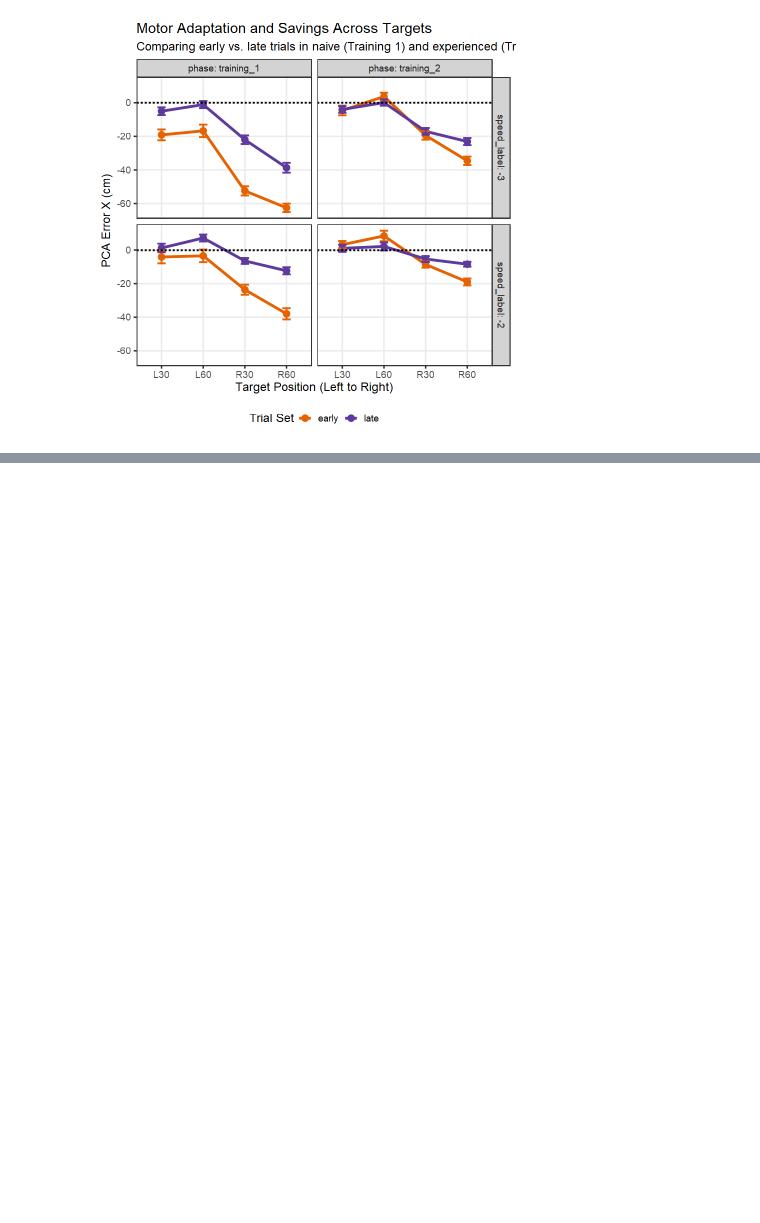
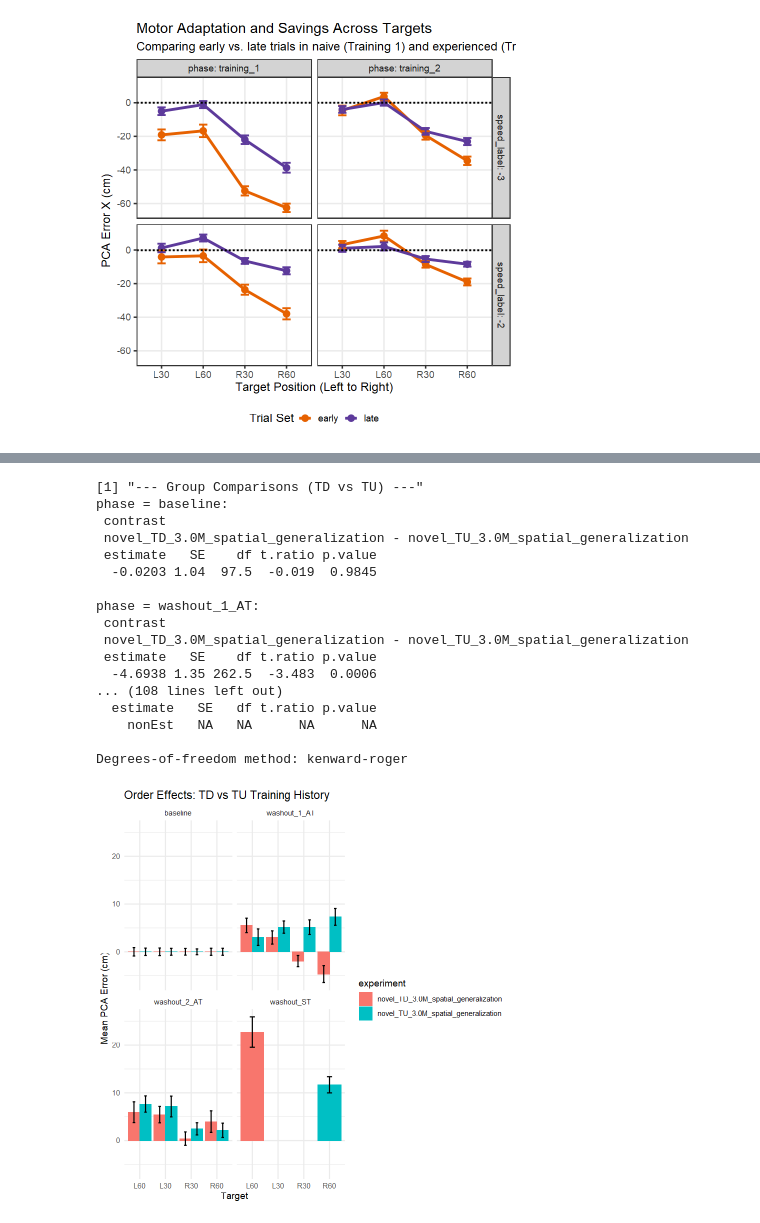
Before and after one commit to jacobjb02/vr-motor-adaptation-notebooks, a Jupyter notebook: Notebook/Spatial_generalization_R.ipynb, the cells around one changed output, grey strips where cells are left out. Saved outputs shown, nothing was run; the diff lists cells and outputs as text; code cells hidden in the pictures; blank space fills up the shorter version.

```diff
--- a/Notebook/Spatial_generalization_R.ipynb
+++ b/Notebook/Spatial_generalization_R.ipynb
@@ -295,0 +413,62 @@ Confidence level used: 0.95
+# %%
+
+setwd("C:/Users/jacob/water_current_MA/data/spatial_generalization")
+
+df_washout_3 <- read.csv("baseline_washout_novel_TU_3.0M_spatial_generalization_novel_TD_3.0M_spatial_generalization_speed_0.csv")
+
+target_order <- c("L60", "L30", "R30", "R60")
+df_washout_3$target_x_label <- factor(df_washout_3$target_x_label, levels = target_order)
+
+# Ensure factors
+df_washout_3$ppid_full <- factor(df_washout_3$ppid_full)
+df_washout_3$speed_label <- factor(df_washout_3$speed_label)
+df_washout_3$experiment <- factor(df_washout_3$experiment) # Order group (TD vs TU)
+
+target_order <- c("L60", "L30", "R30", "R60")
+df_washout_3$target_x_label <- factor(df_washout_3$target_x_label, levels = target_order)
+
+# Define the missing list
+speeds_list <- unique(df_washout_3$speed_label)
+
+for (s in speeds_list) {
+
+  df_subset <- df_washout_3[df_washout_3$speed_label == s,]
+  df_subset <- droplevels(df_subset)
+
+  # REVISED MODEL: Standard Mixed ANOVA structure
+  # experiment is Between, target/phase are Within
+  mm_order <- afex::mixed(PCA_extent_error_cm_mean_bc ~ target_x_label * phase * experiment + (1|ppid_full),
+                        data = df_subset, method = "S")
+
+  print(paste("--- ANOVA Results for Speed:", s, "---"))
+  print(afex::nice(mm_order))
+
+  # Group Comparisons
+  emm_experiment <- emmeans(mm_order, ~ experiment | phase)
+  print(paste("--- Group Comparisons (TD vs TU) ---"))
+  print(pairs(emm_experiment, adjust = "holm"))
+
+  # Target-Specific Comparisons
+  emm_target_order <- emmeans(mm_order, ~ experiment | target_x_label * phase)
+  print(pairs(emm_target_order, adj = "holm"))
+}
+
+# --- CORRECTED PLOTTING ---
+# 1. Summarize first to get means and SE for the bars
+plot_summary <- df_washout_3 %>%
+  group_by(phase, target_x_label, experiment) %>%
+  summarise(
+    mean_err = mean(PCA_extent_error_cm_mean_bc, na.rm = TRUE),
+    se_err = sd(PCA_extent_error_cm_mean_bc, na.rm = TRUE) / sqrt(n()),
+    .groups = "drop"
+  )
+
+ggplot(plot_summary, aes(x = target_x_label, y = mean_err, fill = experiment)) +
+  geom_bar(stat = "identity", position = position_dodge(width = 0.9)) +
+  geom_errorbar(aes(ymin = mean_err - se_err, ymax = mean_err + se_err),
+                position = position_dodge(width = 0.9), width = 0.2) +
+  facet_wrap(~phase) +
+  theme_minimal() +
+  labs(title = "Order Effects: TD vs TU Training History",
+       y = "Mean PCA Error (cm)", x = "Target")
+# %% [output]
@@ -295,0 +498,18 @@ Confidence level used: 0.95
+[1] "--- Group Comparisons (TD vs TU) ---"
+phase = baseline:
+ contrast
+ novel_TD_3.0M_spatial_generalization - novel_TU_3.0M_spatial_generalization
+ estimate   SE    df t.ratio p.value
+  -0.0203 1.04  97.5  -0.019  0.9845
+
+phase = washout_1_AT:
+ contrast
+ novel_TD_3.0M_spatial_generalization - novel_TU_3.0M_spatial_generalization
+ estimate   SE    df t.ratio p.value
+  -4.6938 1.35 262.5  -3.483  0.0006
+... (108 lines left out)
+  estimate   SE   df t.ratio p.value
+    nonEst   NA   NA      NA      NA
+
+Degrees-of-freedom method: kenward-roger
+[figure, added]
```
Also changed, not shown: parts of 6 cells of this notebook, 6 other files.
